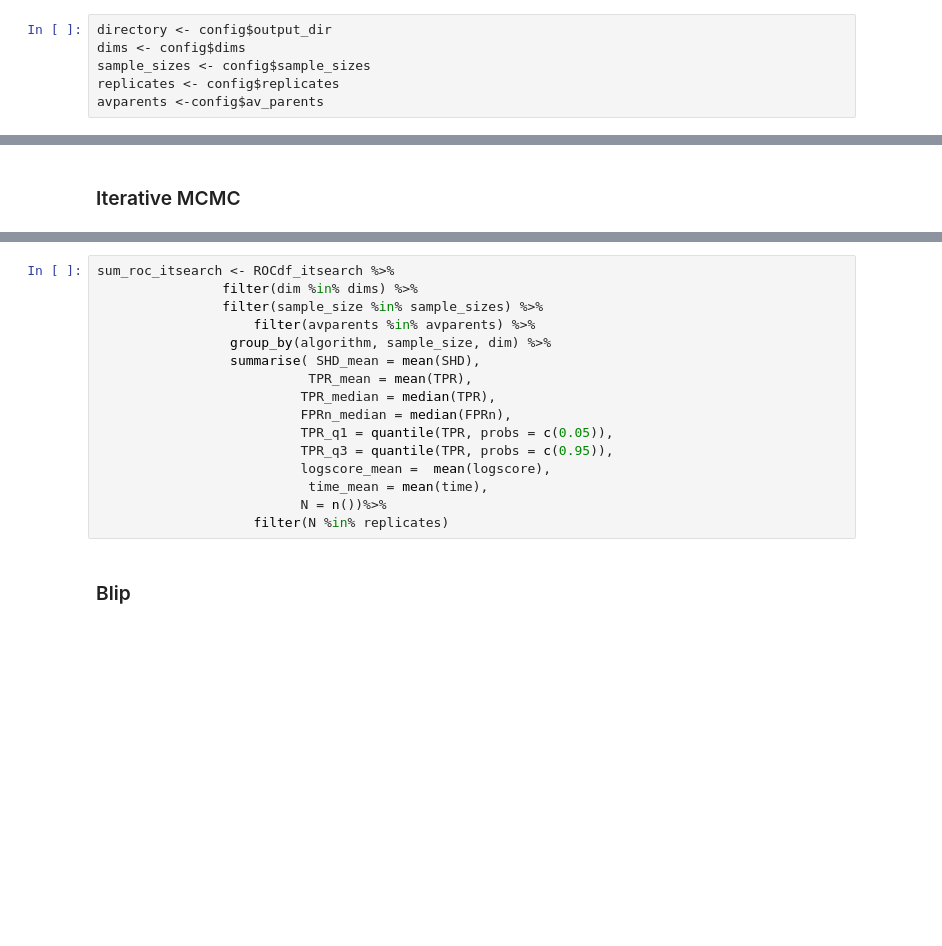
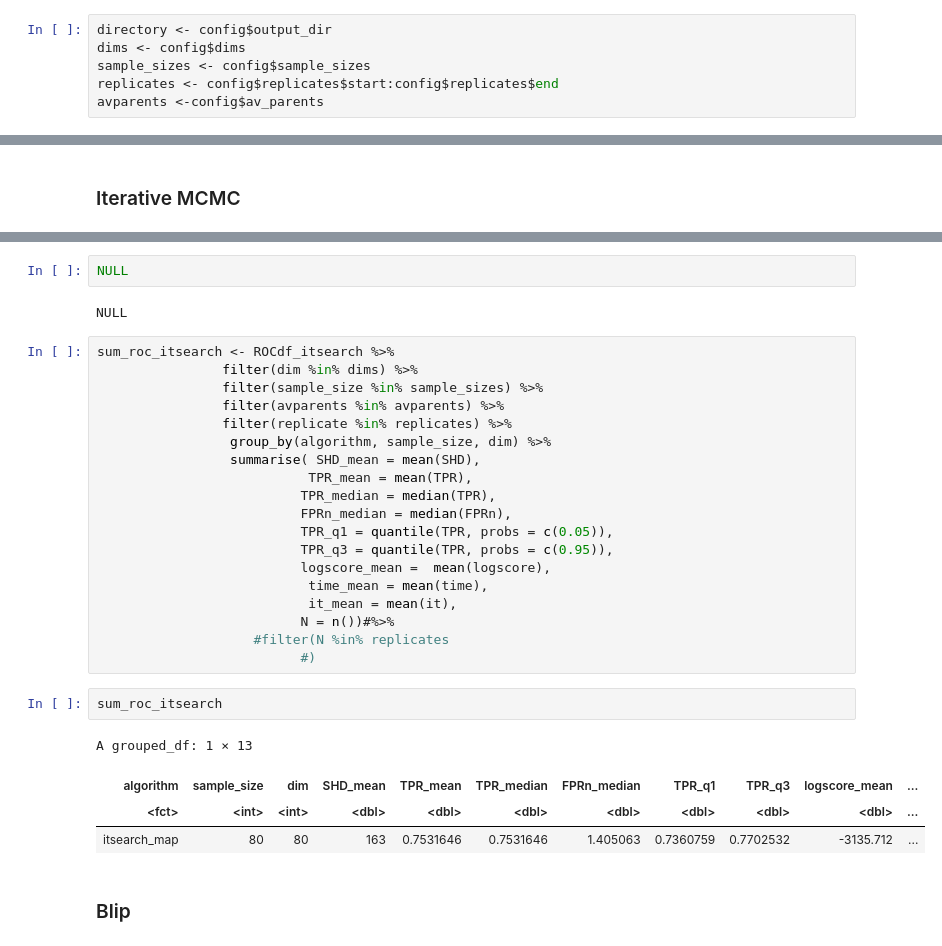
Before and after one commit to felixleopoldo/benchpress, a Jupyter notebook: benchmark/plot.ipynb, the cells around one changed output, grey strips where cells are left out. Drawn from its saved outputs; the diff is of its cells as text; blank space fills up the shorter version.

```diff
--- a/benchmark/plot.ipynb
+++ b/benchmark/plot.ipynb
@@ -13,5 +17,5 @@ config <- fromJSON(file = "config.json")
 directory <- config$output_dir
 dims <- config$dims
 sample_sizes <- config$sample_sizes
-replicates <- config$replicates
+replicates <- config$replicates$start:config$replicates$end
 avparents <-config$av_parents
@@ -107,8 +215,13 @@ for (filename in filenames) {
+# %%
+NULL
+# %% [output]
+NULL
 # %%
 sum_roc_itsearch <- ROCdf_itsearch %>%
                 filter(dim %in% dims) %>%
                 filter(sample_size %in% sample_sizes) %>%
-                    filter(avparents %in% avparents) %>%
+                filter(avparents %in% avparents) %>%
+                filter(replicate %in% replicates) %>%
                  group_by(algorithm, sample_size, dim) %>%
                  summarise( SHD_mean = mean(SHD),
                            TPR_mean = mean(TPR),
@@ -118,8 +231,17 @@ sum_roc_itsearch <- ROCdf_itsearch %>%
                           TPR_q3 = quantile(TPR, probs = c(0.95)),
                           logscore_mean =  mean(logscore),
                            time_mean = mean(time),
-                          N = n())%>%
-                    filter(N %in% replicates)
+                           it_mean = mean(it),
+                          N = n())#%>%
+                    #filter(N %in% replicates
+                          #)
+# %%
+sum_roc_itsearch
+# %% [output]
+A grouped_df: 1 × 13
+| algorithm | sample_size | dim | SHD_mean | TPR_mean | TPR_median | FPRn_median | TPR_q1 | TPR_q3 | logscore_mean | ... |
+| <fct> | <int> | <int> | <dbl> | <dbl> | <dbl> | <dbl> | <dbl> | <dbl> | <dbl> | ... |
+| itsearch_map | 80 | 80 | 163 | 0.7531646 | 0.7531646 | 1.405063 | 0.7360759 | 0.7702532 | -3135.712 | ... |
 # %% [markdown]
 ### Blip
 # %%
```
Also changed, not shown: parts of 12 cells of this notebook, 6 other files.
